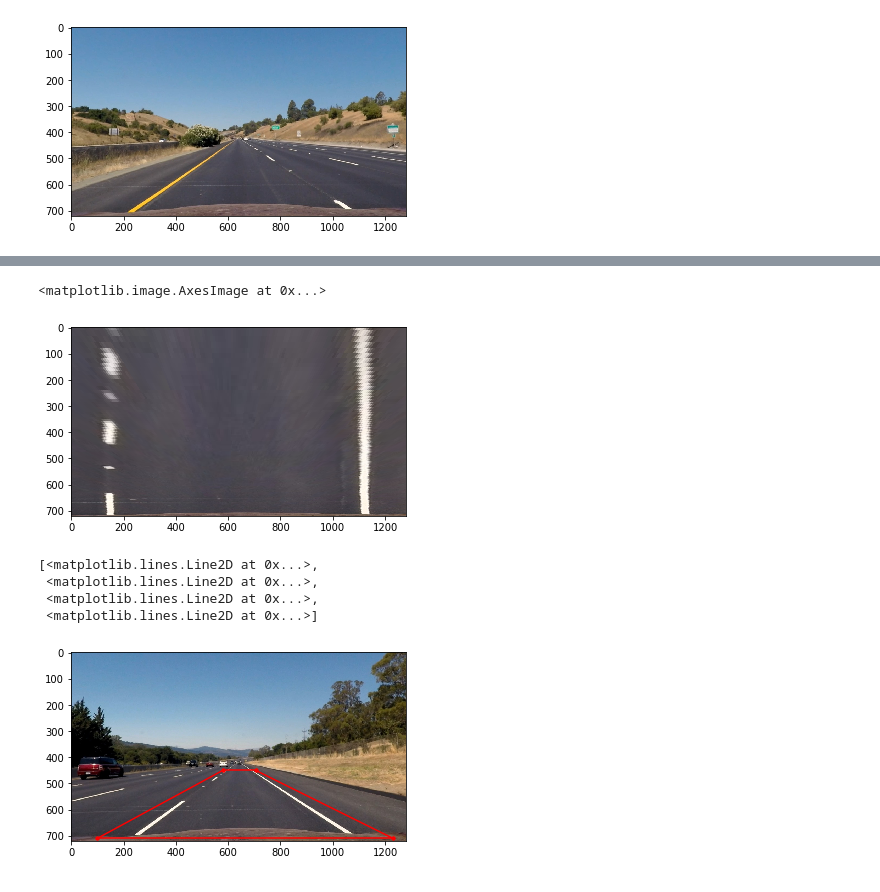
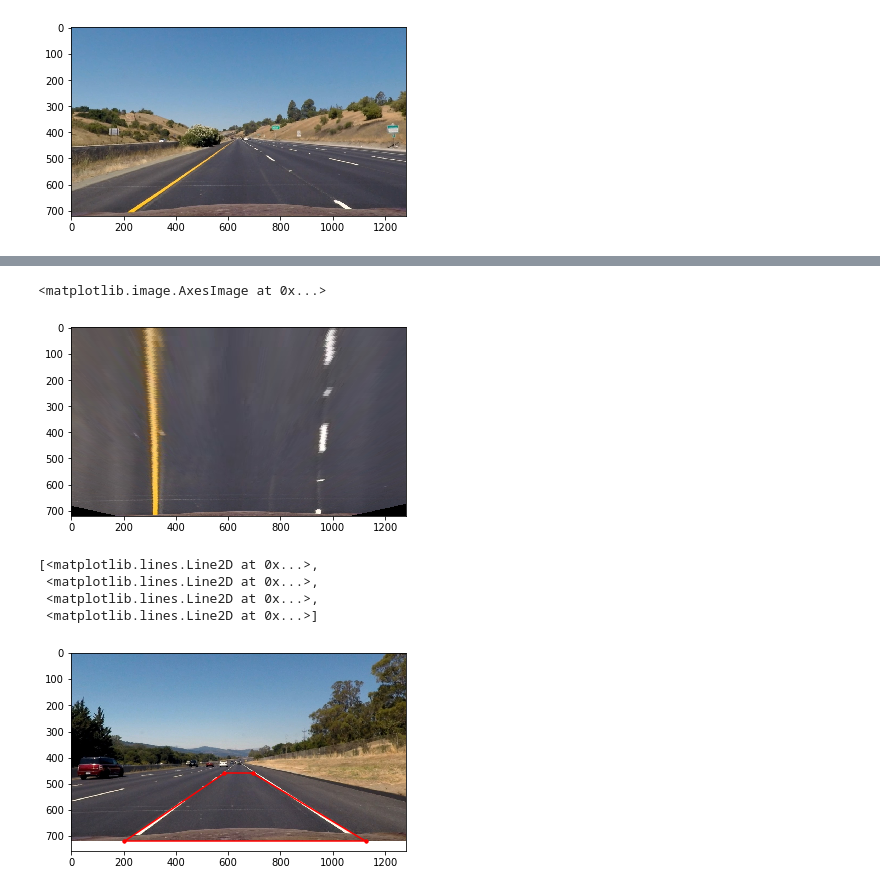
Before and after one commit to urs-waldmann/CarND-Advanced-Lane-Lines, a Jupyter notebook: adv_lane_fin.ipynb, the cells around one changed output, grey strips where cells are left out. Saved outputs shown, nothing was run; the diff lists cells and outputs as text; code cells hidden in the pictures.

```diff
--- a/adv_lane_fin.ipynb
+++ b/adv_lane_fin.ipynb
@@ -530,8 +569,8 @@ plt.plot(x1, y1, x2, y2, x3, y3, x4, y4, marker = '.', color = 'red')
 # %%
 # Choose source and destination points for perspective transform.
 offset = 0
-src = np.float32([[580, 450],[705, 450],[100, 710],[1230, 710]])
-dst = np.float32([[offset,offset],[img_size[1]-offset,offset],[offset,img_size[0]-offset],[img_size[1]-offset,img_size[0]-offset]])
+src = np.float32([[585, 460],[695, 460],[203, 720],[1127, 720]])
+dst = np.float32([[320,0],[960,0],[320,720],[960,720]])
 
 # Apply a perspective transform to the undistorted road image with straight lane lines.
 warped_pt = warper(undist_pt, src, dst)
@@ -540,28 +579,28 @@ warped_pt = warper(undist_pt, src, dst)
 plt.imshow(warped_pt)
 # %% [output]
 <matplotlib.image.AxesImage at 0x...>
-[figure, old version]
+[figure, new version]
 # %%
 %matplotlib inline
 
 # Test the source points on a second road image with straight lane lines.
 # Load a second road image with straight lane lines and undistort it.
 img_pt = mpimg.imread('./test_images/straight_lines2.jpg')
 undist_pt = cal_undistort(img_pt, objpoints, imgpoints)
 
 # Plot the second undistorted road image (with straight lane lines) together with the source points for reference.
 plt.imshow(undist_pt)
-x1, y1 = [580, 705], [450, 450] # top: left -> right
-x2, y2 = [705, 1230], [450, 710] # right: top -> bottom,
-x3, y3 = [1230, 100], [710, 710] # bottom : right-> left
-x4, y4 = [580, 100], [450, 710] # left: top -> bottom
+x1, y1 = [585, 695], [460, 460] # top: left -> right
+x2, y2 = [695, 1127], [460, 720] # right: top -> bottom,
+x3, y3 = [1127, 203], [720, 720] # bottom : right-> left
+x4, y4 = [585, 203], [460, 720] # left: top -> bottom
 plt.plot(x1, y1, x2, y2, x3, y3, x4, y4, marker = '.', color = 'red')
 # %% [output]
 [<matplotlib.lines.Line2D at 0x...>,
  <matplotlib.lines.Line2D at 0x...>,
  <matplotlib.lines.Line2D at 0x...>,
  <matplotlib.lines.Line2D at 0x...>]
-[figure, old version]
+[figure, new version]
 # %%
 # Apply a perspective transform to the second undistorted road image with straight lane lines.
 warped_pt = warper(undist_pt, src, dst)
```
Also changed, not shown: parts of 3 cells of this notebook.
